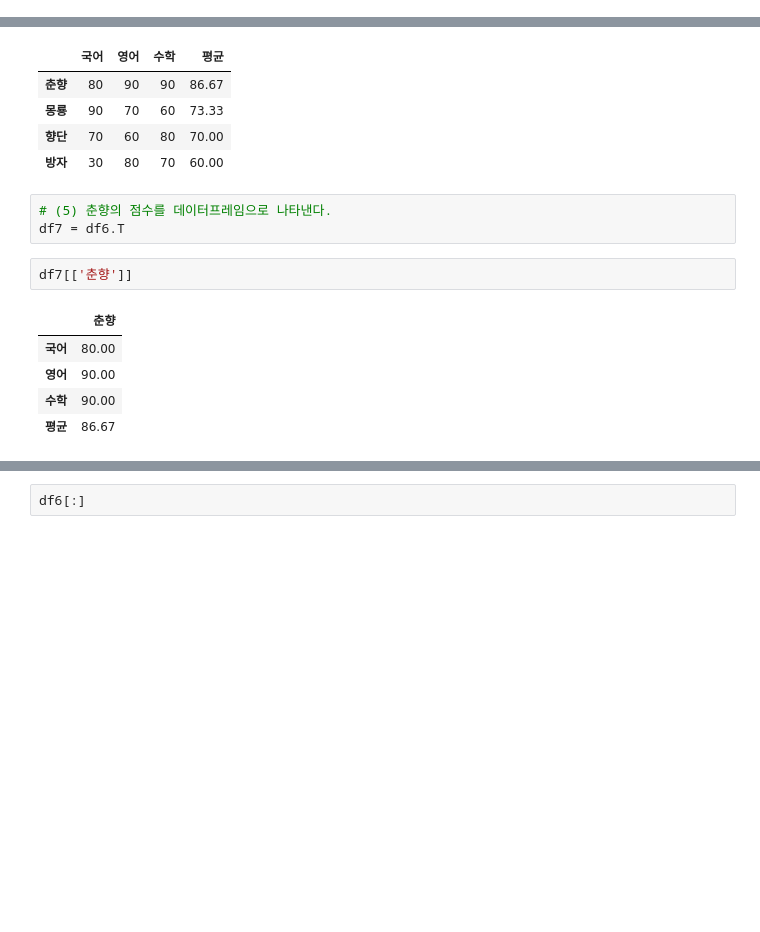
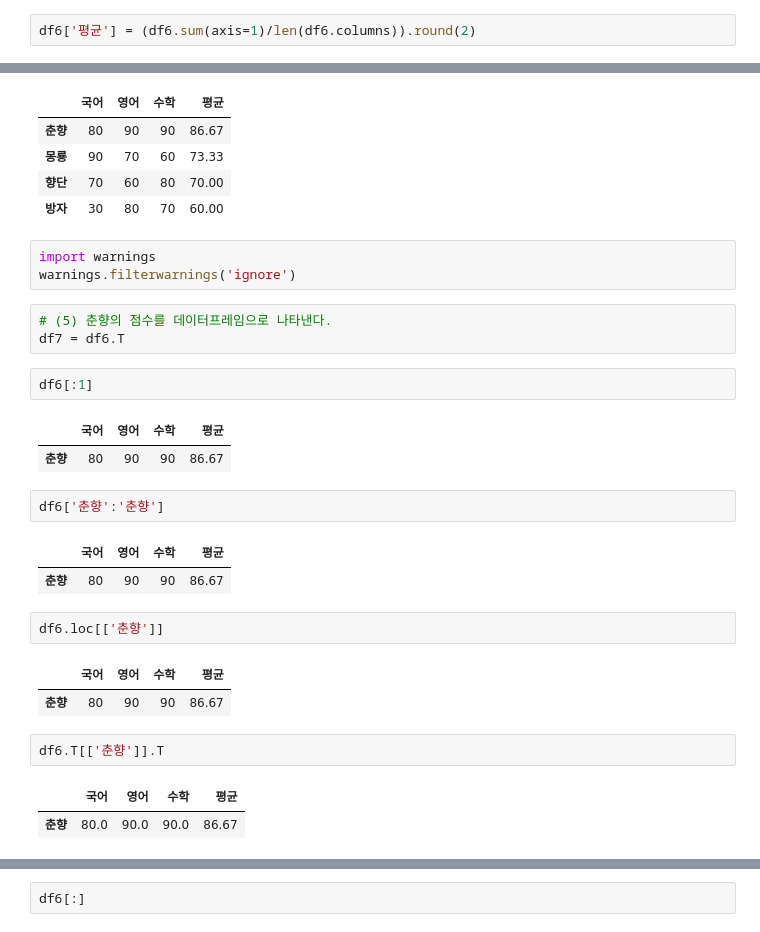
Before and after one commit to lione78/DataAnalysis-2023.09, a Jupyter notebook: 02.Pandas/02.데이터프레임.ipynb, the cells around one changed output, grey strips where cells are left out. Drawn from its saved outputs; the diff is of its cells as text; blank space fills up the shorter version.

```diff
--- a/02.Pandas/02.데이터프레임.ipynb
+++ b/02.Pandas/02.데이터프레임.ipynb
@@ -306,3 +301,5 @@ See the caveats in the documentation: https://pandas.pydata.org/pandas-docs/stab
+# %%
+df6['평균'] = (df6.sum(axis=1)/len(df6.columns)).round(2)
 # %%
 df6
 # %% [output]
@@ -311,16 +308,31 @@ df6
 | 몽룡 | 90 | 70 | 60 | 73.33 |
 | 향단 | 70 | 60 | 80 | 70.00 |
 | 방자 | 30 | 80 | 70 | 60.00 |
+# %%
+import warnings
+warnings.filterwarnings('ignore')
 # %%
 # (5) 춘향의 점수를 데이터프레임으로 나타낸다.
 df7 = df6.T
-# %%
-df7[['춘향']]
-# %% [output]
-|  | 춘향 |
-| 국어 | 80.00 |
-| 영어 | 90.00 |
-| 수학 | 90.00 |
-| 평균 | 86.67 |
+# %%
+df6[:1]
+# %% [output]
+|  | 국어 | 영어 | 수학 | 평균 |
+| 춘향 | 80 | 90 | 90 | 86.67 |
+# %%
+df6['춘향':'춘향']
+# %% [output]
+|  | 국어 | 영어 | 수학 | 평균 |
+| 춘향 | 80 | 90 | 90 | 86.67 |
+# %%
+df6.loc[['춘향']]
+# %% [output]
+|  | 국어 | 영어 | 수학 | 평균 |
+| 춘향 | 80 | 90 | 90 | 86.67 |
+# %%
+df6.T[['춘향']].T
+# %% [output]
+|  | 국어 | 영어 | 수학 | 평균 |
+| 춘향 | 80.0 | 90.0 | 90.0 | 86.67 |
 # %%
 # (6) 향단의 점수를 시리즈로 나타낸다.
```
Also changed, not shown: parts of 6 cells of this notebook, 15 other files.
